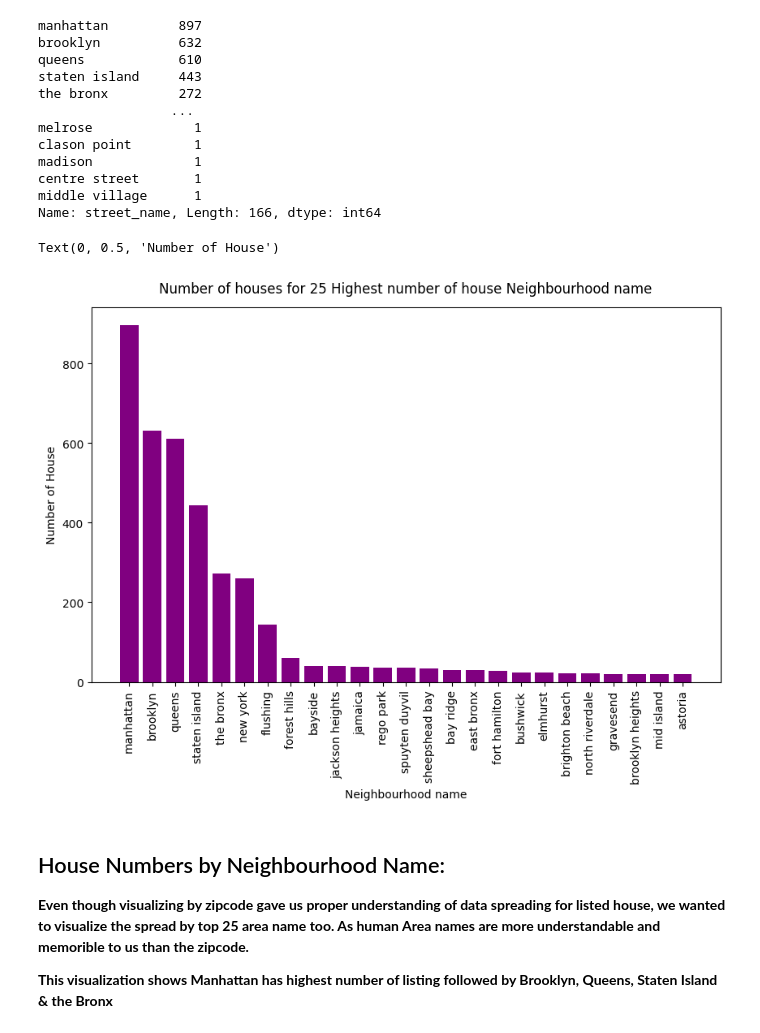
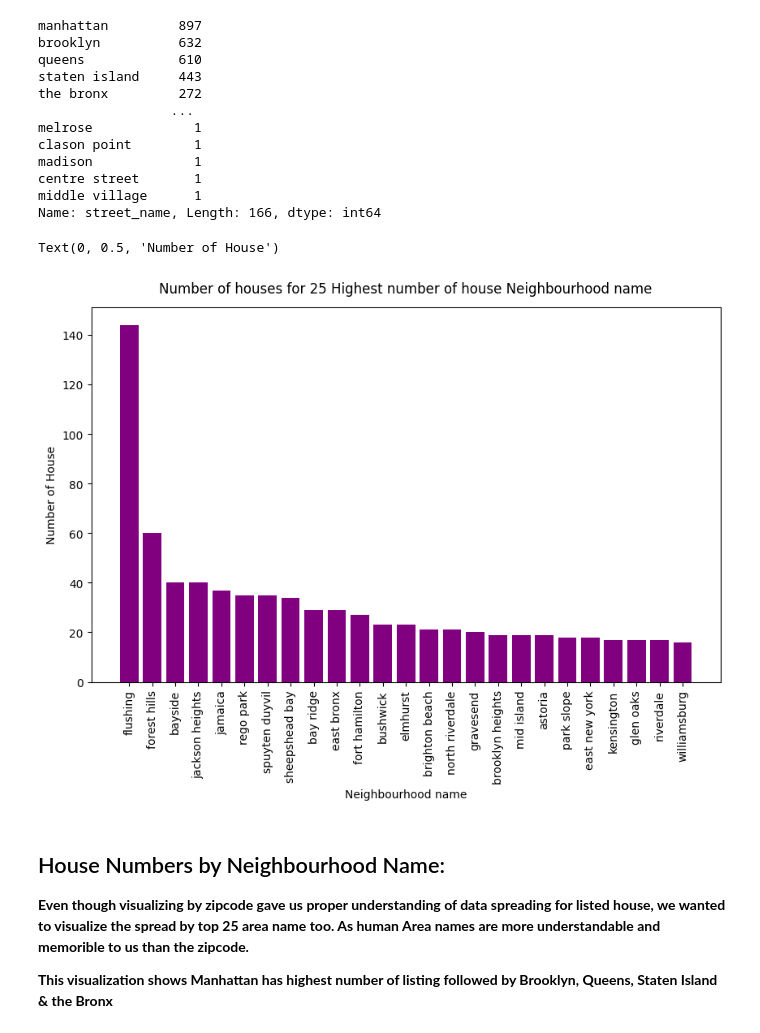
Before and after one commit to samihaque/ny-house-price, a Jupyter notebook: code/data_cleaning.ipynb, the cells around one changed output. Saved outputs shown, nothing was run; the diff lists cells and outputs as text; code cells hidden in the pictures.

```diff
--- a/code/data_cleaning.ipynb
+++ b/code/data_cleaning.ipynb
@@ -413,16 +413,16 @@ middle village      1
 Name: street_name, Length: 166, dtype: int64
 # %%
 # creating a bar graph to visualize number of house by area name
-
+# we disregard 1st 6 highest number neighbourhood beacuse they are borough name
 plt.figure(figsize=(10, 6))
-plt.bar(number_of_house_by_street.index[:25],number_of_house_by_street[:25],color='purple')
+plt.bar(number_of_house_by_street.index[6:31],number_of_house_by_street[6:31],color='purple')
 plt.xticks(rotation=90)
 plt.title('Number of houses for 25 Highest number of house Neighbourhood name', y=1.02)
 plt.xlabel('Neighbourhood name')
 plt.ylabel('Number of House')
 # %% [output]
 Text(0, 0.5, 'Number of House')
-[figure, old version]
+[figure, new version]
 # %% [markdown]
 ## House Numbers by Neighbourhood Name:
 **Even though visualizing by zipcode gave us proper understanding of data spreading for listed house, we wanted to visualize the spread by top 25 area name too. As human Area names are more understandable and memorible to us than the zipcode.**
```
Also changed, not shown: parts of 2 cells of this notebook, 4 other files.
